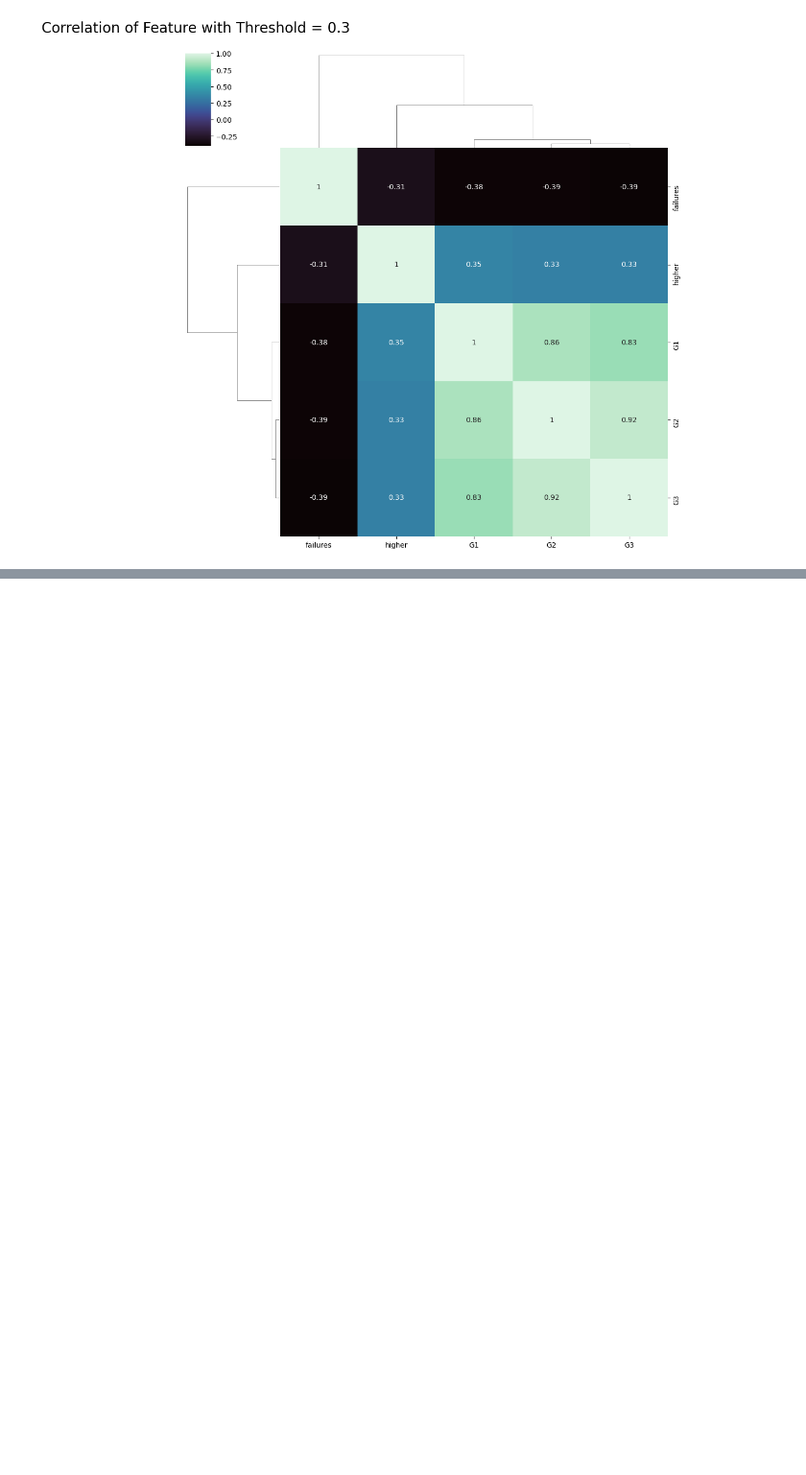
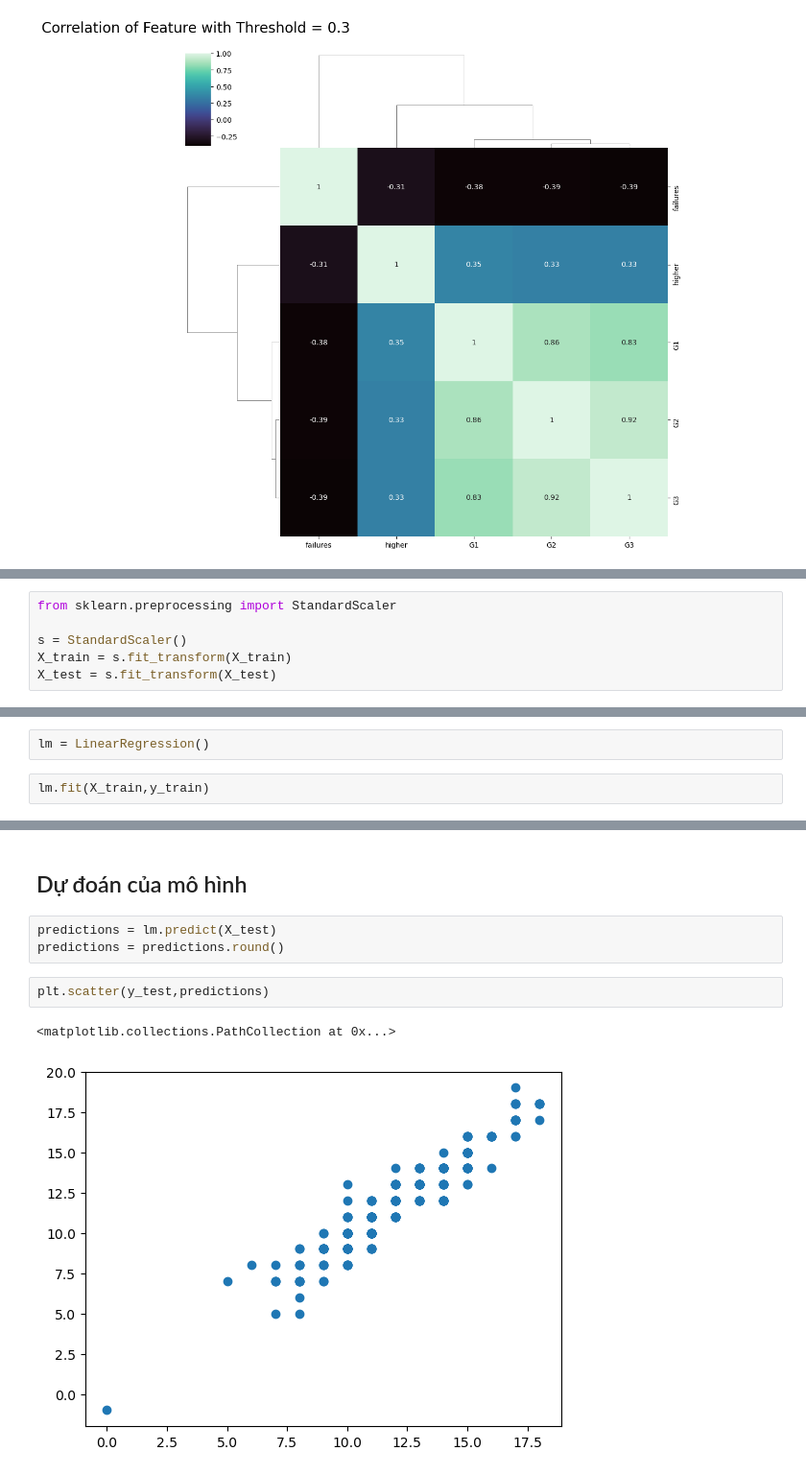
Before and after one commit to kienvbhp872004/predict-grade-of-student, a Jupyter notebook: Predict-Grade-of-Student.ipynb, the cells around one changed output, grey strips where cells are left out. Shown at 96% size. Saved outputs shown, nothing was run; the diff lists cells and outputs as text; blank space fills up the shorter version.

Commit message:
update linear regression and ridge regression

```diff
--- a/Predict-Grade-of-Student.ipynb
+++ b/Predict-Grade-of-Student.ipynb
@@ -372,0 +421,6 @@ plt.show()
+# %%
+from sklearn.preprocessing import StandardScaler
+
+s = StandardScaler()
+X_train = s.fit_transform(X_train)
+X_test = s.fit_transform(X_test)
@@ -372,0 +460,4 @@ plt.show()
+# %%
+lm = LinearRegression()
+# %%
+lm.fit(X_train,y_train)
@@ -372,0 +501,10 @@ plt.show()
+# %% [markdown]
+## Dự đoán của mô hình
+# %%
+predictions = lm.predict(X_test)
+predictions = predictions.round()
+# %%
+plt.scatter(y_test,predictions)
+# %% [output]
+<matplotlib.collections.PathCollection at 0x...>
+[figure, added]
```
Also changed, not shown: parts of 40 cells of this notebook.
